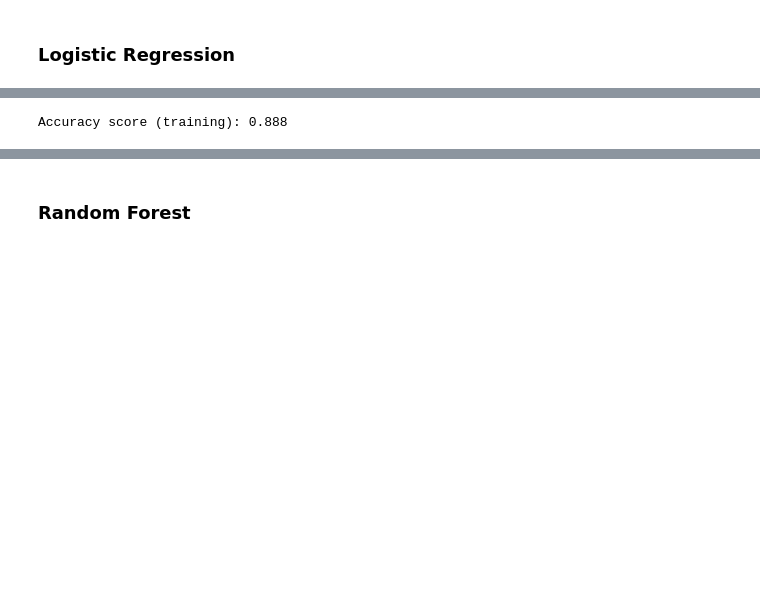
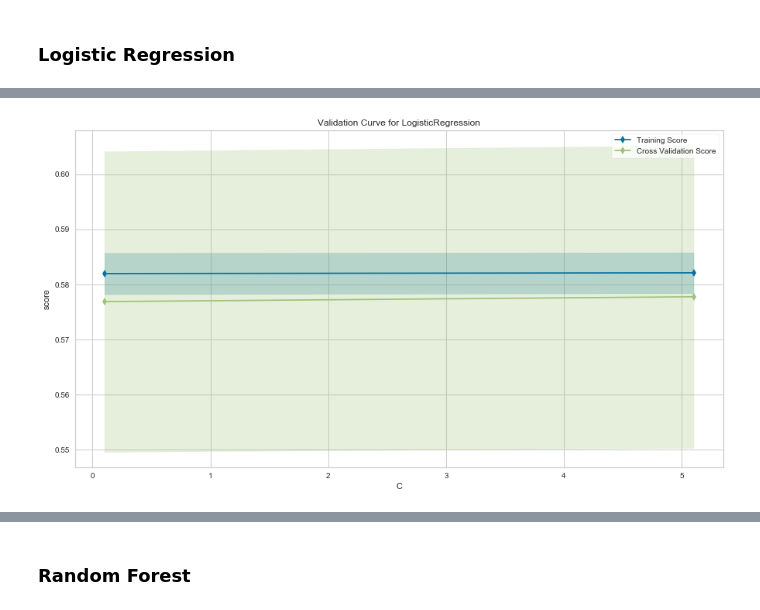
Before and after one commit to Aditya2810/Aditya, a Jupyter notebook: Aditya/Python/Diabetes Readmission/Diabetes_readmission.ipynb, the cells around one changed output, grey strips where cells are left out. Saved outputs shown, nothing was run; the diff lists cells and outputs as text; code cells hidden in the pictures; blank space fills up the shorter version.

```diff
--- a/Aditya/Python/Diabetes Readmission/Diabetes_readmission.ipynb
+++ b/Aditya/Python/Diabetes Readmission/Diabetes_readmission.ipynb
@@ -124,0 +331,2 @@ y = data["readmitted"]
+# %%
+x_rfe = rfecv.transform(x)
@@ -129,11 +424,10 @@ from sklearn.model_selection import GridSearchCV
 ### Logistic Regression
 # %%
 from sklearn.linear_model import LogisticRegression
-log = LogisticRegression()
-param_grid = {'C':[0.05,0.1,0.15,0.20,0.25,0.5],
-              'max_iter':[100,500,1000,5000]}
-grid_search1= GridSearchCV(log,param_grid, cv=5, scoring = 'accuracy', n_jobs=1)
-grid_search1.fit(x,y)
+log = LogisticRegression(solver = 'saga', random_state = 100, class_weight = {0:1,1:9}, penalty = 'l1', n_jobs = -1)
+param_grid = {'C':[1,5,10]}
+grid_search1= GridSearchCV(log,param_grid, cv=3, scoring = 'accuracy', n_jobs=-1, verbose = 2)
+grid_search1.fit(x_rfe,y)
 
 print("Best Parameters : {}".format(grid_search1.best_params_))
 print("Best cross_val score : {}".format(grid_search1.best_score_))
@@ -143,6 +441,8 @@ Best cross_val score : 0.8876909931644552
-# %%
-logreg = LogisticRegression(C=0.05, max_iter = 100)
-logreg.fit(x,y)
-print('Accuracy score (training): {:.3f}'.format(logreg.score(x,y)))
-# %% [output]
-Accuracy score (training): 0.888
+# %%
+fig = plt.figure(figsize = (15,8))
+ax = fig.add_subplot(111)
+viz = ValidationCurve(log, ax=ax, param_name="C", param_range=np.arange(0.1,10.1,5), cv=3, scoring="accuracy")
+viz.fit(x_rfe, y)
+viz.poof()
+# %% [output]
+[figure, added]
```
Also changed, not shown: parts of 59 cells of this notebook.
